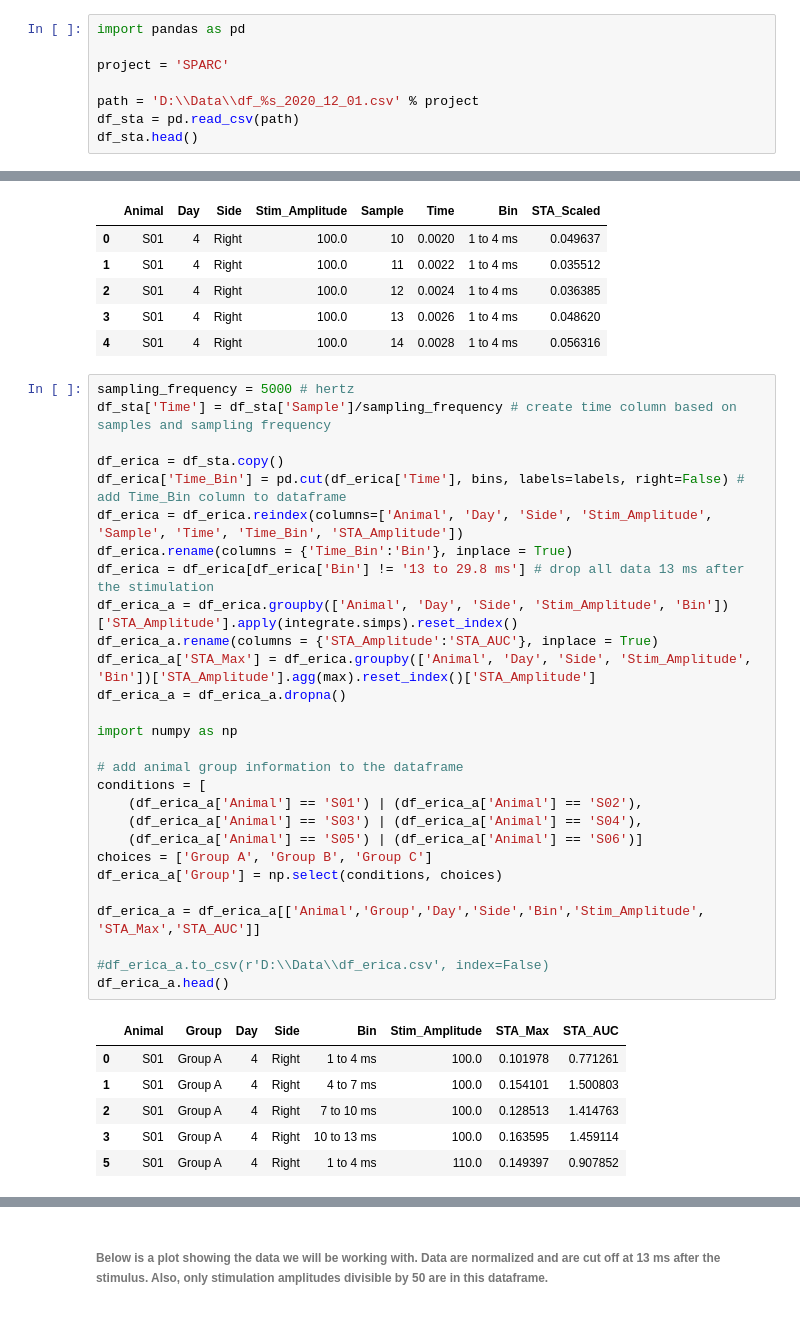
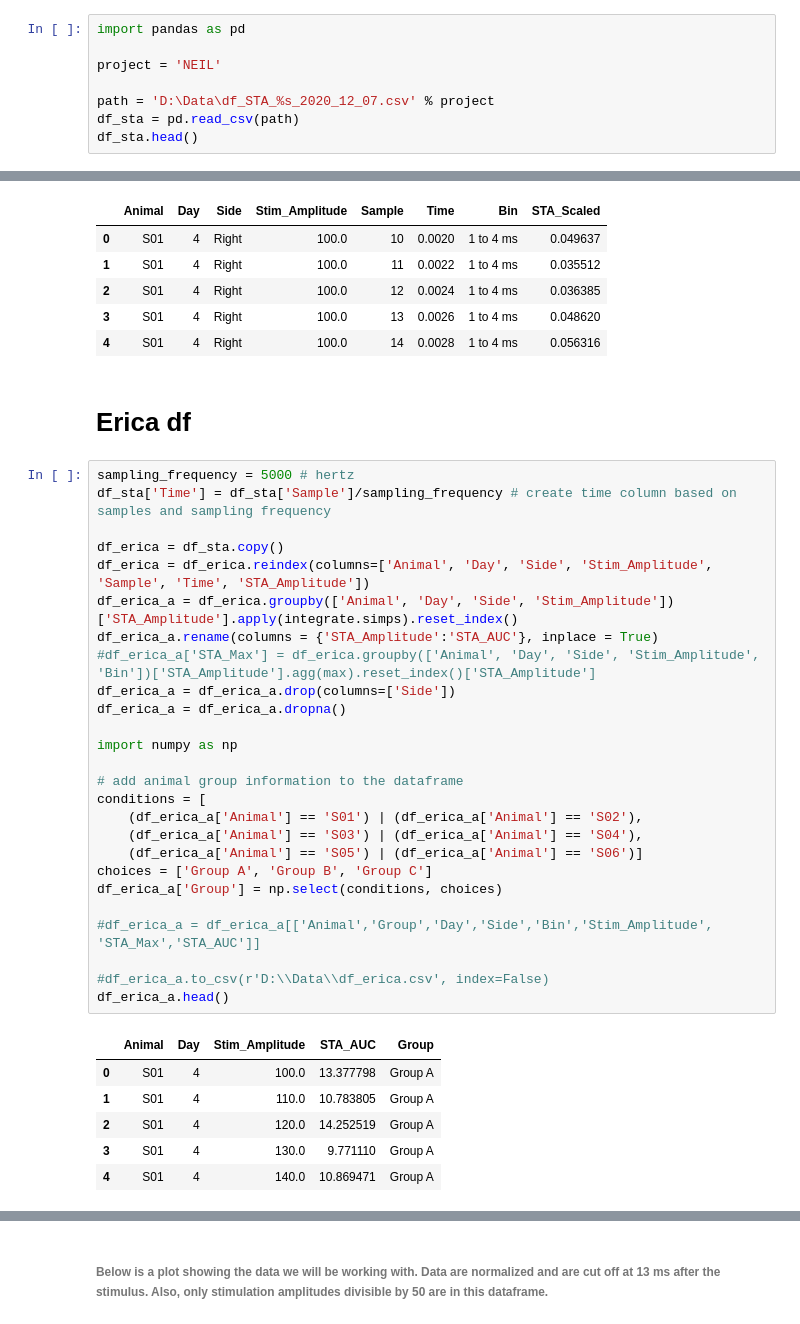
Before and after one commit to IanGMalone/Evoked_Potential_Analysis, a Jupyter notebook: Motor Evoked Potential Analyses.ipynb, the cells around one changed output, grey strips where cells are left out. Saved outputs shown, nothing was run; the diff lists cells and outputs as text.

```diff
--- a/Motor Evoked Potential Analyses.ipynb
+++ b/Motor Evoked Potential Analyses.ipynb
@@ -6,9 +6,9 @@
 # %%
 import pandas as pd
 
-project = 'SPARC'
+project = 'NEIL'
 
-path = 'D:\\Data\\df_%s_2020_12_01.csv' % project
+path = 'D:\Data\df_STA_%s_2020_12_07.csv' % project
 df_sta = pd.read_csv(path)
 df_sta.head()
 # %% [output]
@@ -158,38 +180,38 @@ df_bin.head()
 | 2 | S01 | 4 | Right | 100.0 | 12 | 0.0024 | 1 to 4 ms | 0.036385 |
 | 3 | S01 | 4 | Right | 100.0 | 13 | 0.0026 | 1 to 4 ms | 0.048620 |
 | 4 | S01 | 4 | Right | 100.0 | 14 | 0.0028 | 1 to 4 ms | 0.056316 |
+# %% [markdown]
+# Erica df
 # %%
 sampling_frequency = 5000 # hertz
 df_sta['Time'] = df_sta['Sample']/sampling_frequency # create time column based on samples and sampling frequency
 
 df_erica = df_sta.copy()
-df_erica['Time_Bin'] = pd.cut(df_erica['Time'], bins, labels=labels, right=False) # add Time_Bin column to dataframe
-df_erica = df_erica.reindex(columns=['Animal', 'Day', 'Side', 'Stim_Amplitude', 'Sample', 'Time', 'Time_Bin', 'STA_Amplitude'])
-df_erica.rename(columns = {'Time_Bin':'Bin'}, inplace = True)
-df_erica = df_erica[df_erica['Bin'] != '13 to 29.8 ms'] # drop all data 13 ms after the stimulation
-df_erica_a = df_erica.groupby(['Animal', 'Day', 'Side', 'Stim_Amplitude', 'Bin'])['STA_Amplitude'].apply(integrate.simps).reset_index()
+df_erica = df_erica.reindex(columns=['Animal', 'Day', 'Side', 'Stim_Amplitude', 'Sample', 'Time', 'STA_Amplitude'])
+df_erica_a = df_erica.groupby(['Animal', 'Day', 'Side', 'Stim_Amplitude'])['STA_Amplitude'].apply(integrate.simps).reset_index()
 df_erica_a.rename(columns = {'STA_Amplitude':'STA_AUC'}, inplace = True)
-df_erica_a['STA_Max'] = df_erica.groupby(['Animal', 'Day', 'Side', 'Stim_Amplitude', 'Bin'])['STA_Amplitude'].agg(max).reset_index()['STA_Amplitude']
+#df_erica_a['STA_Max'] = df_erica.groupby(['Animal', 'Day', 'Side', 'Stim_Amplitude', 'Bin'])['STA_Amplitude'].agg(max).reset_index()['STA_Amplitude']
+df_erica_a = df_erica_a.drop(columns=['Side'])
 df_erica_a = df_erica_a.dropna()
 
 import numpy as np
 
 # add animal group information to the dataframe
 conditions = [
     (df_erica_a['Animal'] == 'S01') | (df_erica_a['Animal'] == 'S02'),
     (df_erica_a['Animal'] == 'S03') | (df_erica_a['Animal'] == 'S04'),
     (df_erica_a['Animal'] == 'S05') | (df_erica_a['Animal'] == 'S06')]
 choices = ['Group A', 'Group B', 'Group C']
 df_erica_a['Group'] = np.select(conditions, choices)
 
-df_erica_a = df_erica_a[['Animal','Group','Day','Side','Bin','Stim_Amplitude', 'STA_Max','STA_AUC']]
+#df_erica_a = df_erica_a[['Animal','Group','Day','Side','Bin','Stim_Amplitude', 'STA_Max','STA_AUC']]
 
 #df_erica_a.to_csv(r'D:\\Data\\df_erica.csv', index=False)
 df_erica_a.head()
 # %% [output]
-|  | Animal | Group | Day | Side | Bin | Stim_Amplitude | STA_Max | STA_AUC |
-| 0 | S01 | Group A | 4 | Right | 1 to 4 ms | 100.0 | 0.101978 | 0.771261 |
-| 1 | S01 | Group A | 4 | Right | 4 to 7 ms | 100.0 | 0.154101 | 1.500803 |
-| 2 | S01 | Group A | 4 | Right | 7 to 10 ms | 100.0 | 0.128513 | 1.414763 |
-| 3 | S01 | Group A | 4 | Right | 10 to 13 ms | 100.0 | 0.163595 | 1.459114 |
-| 5 | S01 | Group A | 4 | Right | 1 to 4 ms | 110.0 | 0.149397 | 0.907852 |
+|  | Animal | Day | Stim_Amplitude | STA_AUC | Group |
+| 0 | S01 | 4 | 100.0 | 13.377798 | Group A |
+| 1 | S01 | 4 | 110.0 | 10.783805 | Group A |
+| 2 | S01 | 4 | 120.0 | 14.252519 | Group A |
+| 3 | S01 | 4 | 130.0 | 9.771110 | Group A |
+| 4 | S01 | 4 | 140.0 | 10.869471 | Group A |
```
Also changed, not shown: parts of 11 cells of this notebook, 1 other file.
